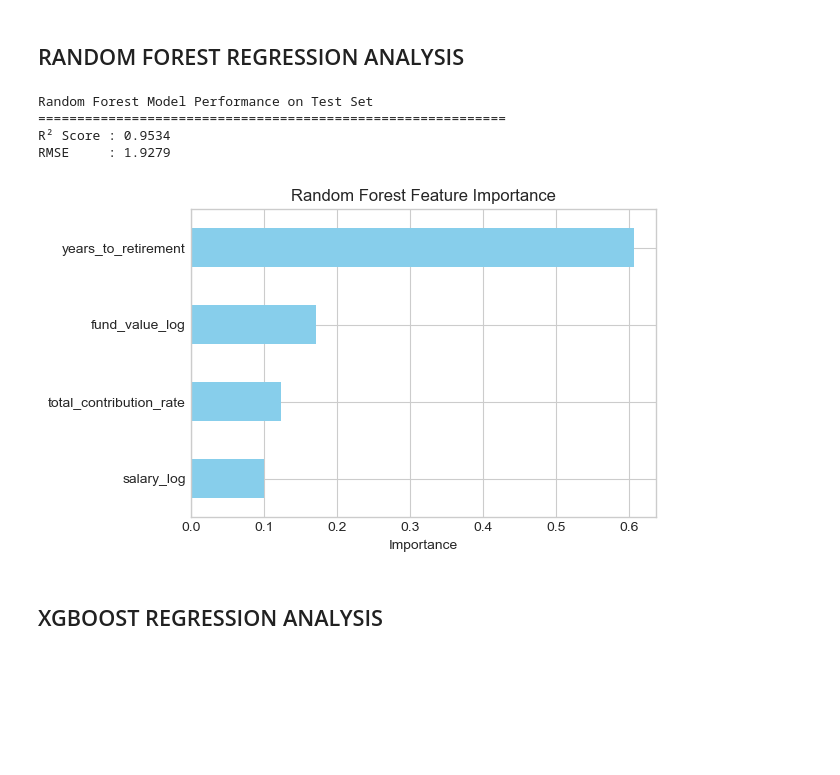
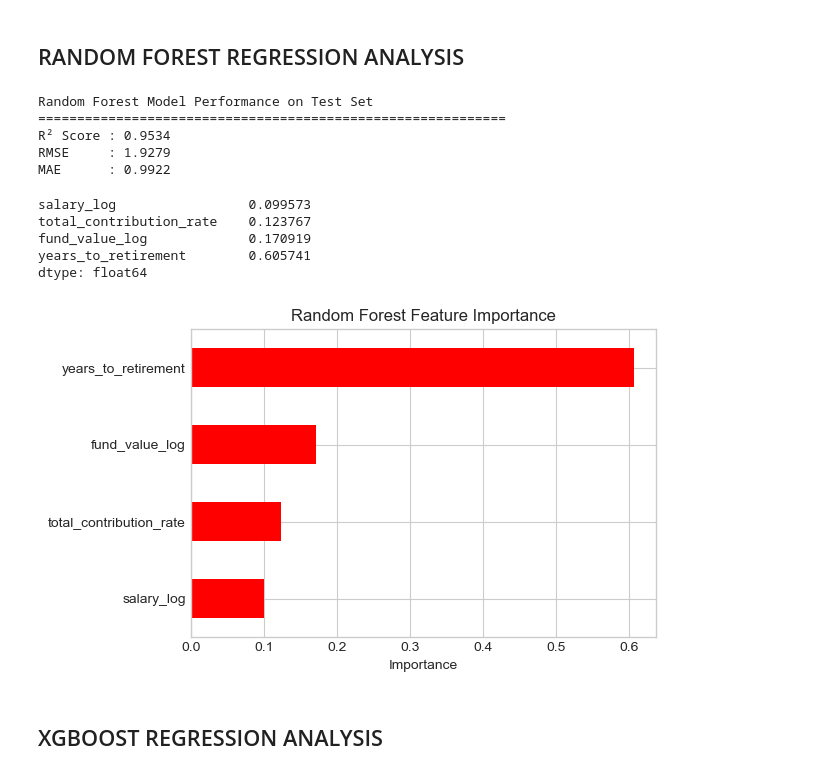
Before and after one commit to Vain-Guy/Labour-Force, a Jupyter notebook: Notebooks/eda.ipynb, the cells around one changed output. Drawn from its saved outputs; the diff is of its cells as text; code cells hidden in the pictures; blank space fills up the shorter version.

```diff
--- a/Notebooks/eda.ipynb
+++ b/Notebooks/eda.ipynb
@@ -1296,36 +1290,45 @@ rf = RandomForestRegressor(
     n_jobs=-1
 )
 
 # Fit
 rf.fit(x_train, y_train)
 
 # Predict
 y_pred_rf = rf.predict(x_test)
 
-# Performance
+# Metrics
 r2_rf = r2_score(y_test, y_pred_rf)
 rmse_rf = np.sqrt(mean_squared_error(y_test, y_pred_rf))
+mae_rf = mean_absolute_error(y_test, y_pred_rf)
 
 print("Random Forest Model Performance on Test Set")
 print("==" * 30)
 print(f"R² Score : {r2_rf:.4f}")
 print(f"RMSE     : {rmse_rf:.4f}")
+print(f"MAE      : {mae_rf:.4f}")
 
 # Feature Importance
 feat_importances = pd.Series(rf.feature_importances_, index=x_train.columns)
 feat_importances = feat_importances.sort_values(ascending=True)
+display(feat_importances)
 
 # Plot
-feat_importances.plot(kind='barh', figsize=(6,4), color='skyblue')
+feat_importances.plot(kind='barh', figsize=(6,4), color='red')
 plt.title("Random Forest Feature Importance")
 plt.xlabel("Importance")
 plt.show()
 # %% [output]
 Random Forest Model Performance on Test Set
 ============================================================
 R² Score : 0.9534
 RMSE     : 1.9279
+MAE      : 0.9922
+salary_log                 0.099573
+total_contribution_rate    0.123767
+fund_value_log             0.170919
+years_to_retirement        0.605741
+dtype: float64
-[figure, old version]
+[figure, new version]
 # %% [markdown]
 ## XGBOOST REGRESSION ANALYSIS
 # %%
```
Also changed, not shown: parts of 7 cells of this notebook, 2 other files.
